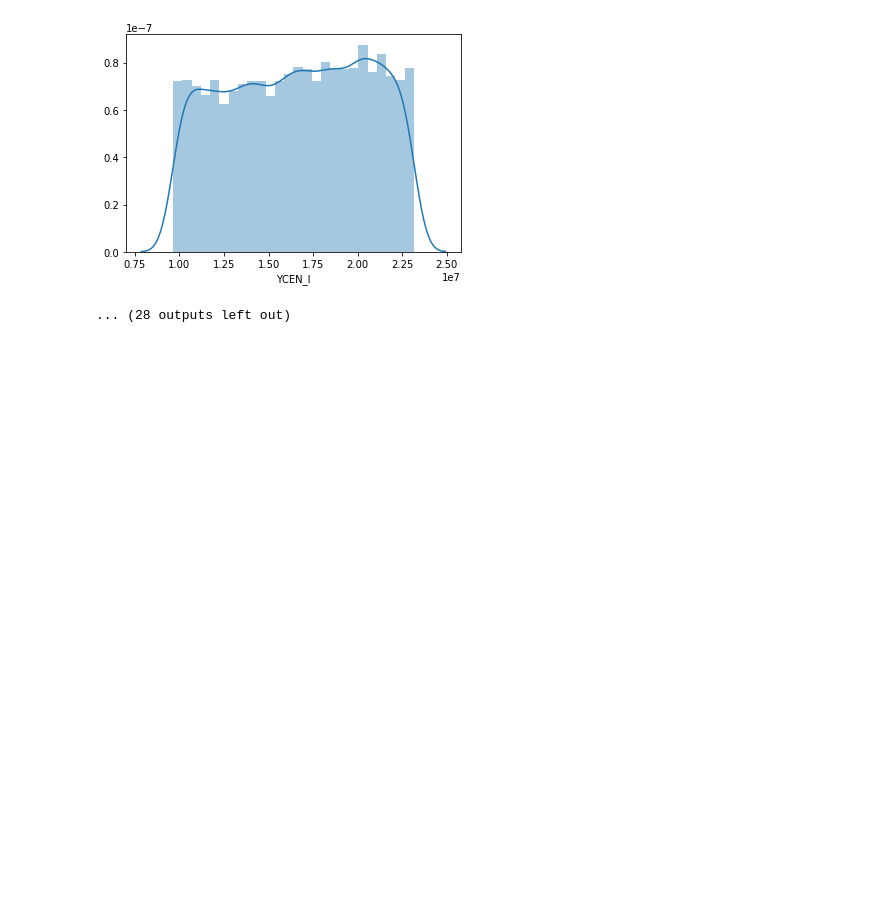
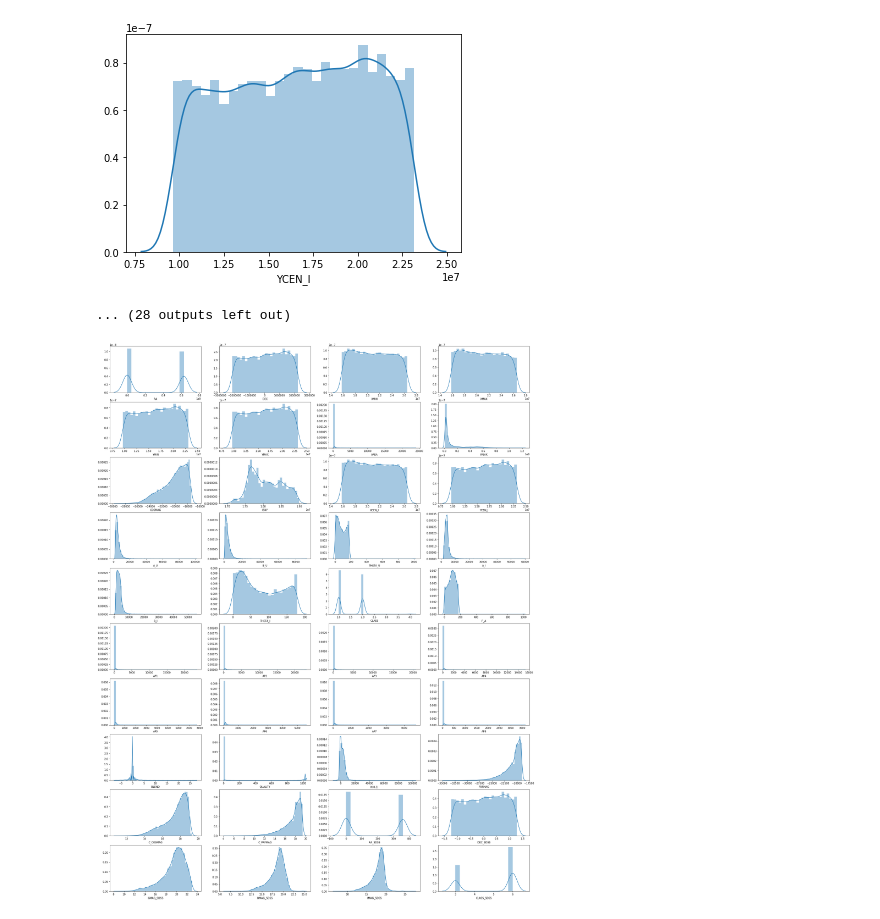
Before and after one commit to imran-marwat/sky-catalogue-classification-project, a Jupyter notebook: notebooks/explore-data.ipynb, the cells around one changed output. Saved outputs shown, nothing was run; the diff lists cells and outputs as text; code cells hidden in the pictures; blank space fills up the shorter version.

Commit message:
Initial EDA, with all in one graph

```diff
--- a/notebooks/explore-data.ipynb
+++ b/notebooks/explore-data.ipynb
@@ -64,3 +66,13 @@ for i in range(uki823_df.shape[1]):
 [figure]
 [figure]
 ... (28 outputs left out)
+# %%
+plt.figure(figsize=(30,40))
+for i in range(uki823_df.shape[1]):
+    plt.subplot(10, 4, i+1)
+    sns_plot=sns.distplot(uki823_df.iloc[:,i], kde=True)
+    fig=sns_plot.get_figure()
+
+fig.savefig('40.png')
+# %% [output]
+[figure, added]
```
Also changed, not shown: parts of 1 cell of this notebook.
